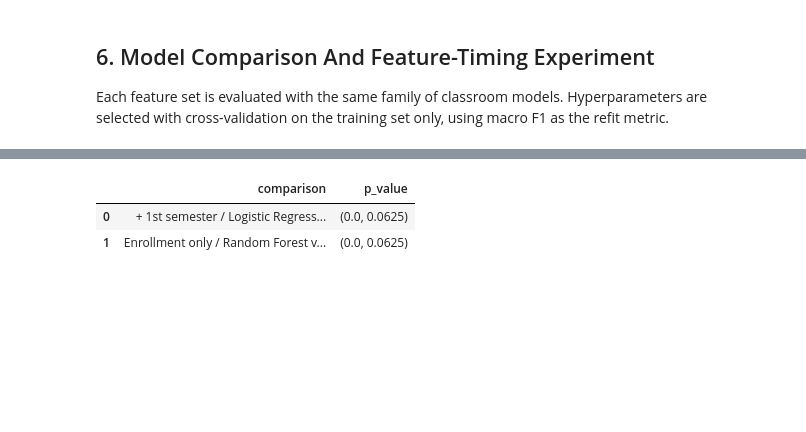
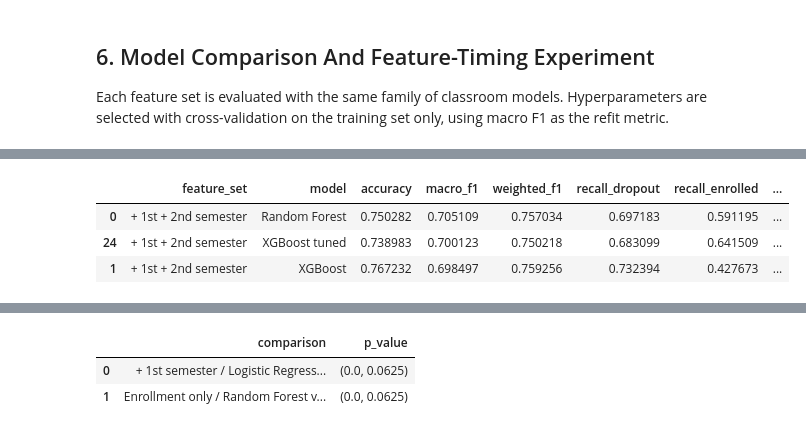
Before and after one commit to KenithW/Predict-Students-Dropout-and-Academic-Success, a Jupyter notebook: actg175_ml_coursework.ipynb, the cells around one changed output, grey strips where cells are left out. Drawn from its saved outputs; the diff is of its cells as text; code cells hidden in the pictures; blank space fills up the shorter version.

```diff
--- a/actg175_ml_coursework.ipynb
+++ b/actg175_ml_coursework.ipynb
@@ -50,13 +50,14 @@ from sklearn.metrics import (
     f1_score,
     precision_recall_fscore_support,
 )
-from sklearn.model_selection import GridSearchCV, StratifiedKFold, cross_validate, train_test_split
+from sklearn.model_selection import GridSearchCV, RandomizedSearchCV, StratifiedKFold, cross_validate, train_test_split
 from sklearn.neighbors import KNeighborsClassifier
 from sklearn.neural_network import MLPClassifier
 from sklearn.pipeline import Pipeline
 from sklearn.preprocessing import LabelEncoder, OneHotEncoder, StandardScaler
 from sklearn.svm import SVC
 from sklearn.tree import DecisionTreeClassifier
+from sklearn.utils.class_weight import compute_sample_weight
 
 from xgboost import XGBClassifier
 
@@ -89,6 +90,9 @@ class LabelEncodedXGBClassifier(BaseEstimator, ClassifierMixin):
         subsample=0.9,
         colsample_bytree=0.9,
         reg_lambda=1.0,
+        reg_alpha=0.0,
+        min_child_weight=1,
+        sample_weight_strategy=None,
         random_state=RANDOM_STATE,
         n_jobs=1,
     ):
@@ -98,6 +102,9 @@ class LabelEncodedXGBClassifier(BaseEstimator, ClassifierMixin):
         self.subsample = subsample
         self.colsample_bytree = colsample_bytree
         self.reg_lambda = reg_lambda
+        self.reg_alpha = reg_alpha
+        self.min_child_weight = min_child_weight
+        self.sample_weight_strategy = sample_weight_strategy
         self.random_state = random_state
         self.n_jobs = n_jobs
 
@@ -114,10 +121,15 @@ class LabelEncodedXGBClassifier(BaseEstimator, ClassifierMixin):
             subsample=self.subsample,
             colsample_bytree=self.colsample_bytree,
             reg_lambda=self.reg_lambda,
+            reg_alpha=self.reg_alpha,
+            min_child_weight=self.min_child_weight,
             random_state=self.random_state,
             n_jobs=self.n_jobs,
         )
-        self.model_.fit(X, y_encoded)
+        sample_weight = None
+        if self.sample_weight_strategy == "balanced":
+            sample_weight = compute_sample_weight(class_weight="balanced", y=y_encoded)
+        self.model_.fit(X, y_encoded, sample_weight=sample_weight)
         return self
 
     def predict(self, X):
@@ -517,0 +534,73 @@ test_results.head(21)
+# %%
+# Focused XGBoost tuning on the richest feature set, targeting macro F1 rather than accuracy.
+xgb_tuning_columns = feature_sets["+ 1st + 2nd semester"]
+X_train_xgb = X_train_all[xgb_tuning_columns]
+X_test_xgb = X_test_all[xgb_tuning_columns]
+
+xgb_tuning_pipe = Pipeline(steps=[
+    ("preprocess", make_preprocessor(xgb_tuning_columns)),
+    ("model", LabelEncodedXGBClassifier(random_state=RANDOM_STATE, n_jobs=1)),
+])
+
+xgb_tuning_params = {
+    "model__n_estimators": [150, 250, 350],
+    "model__max_depth": [2, 3, 4],
+    "model__learning_rate": [0.03, 0.05, 0.08],
+    "model__min_child_weight": [1, 3, 5],
+    "model__subsample": [0.8, 0.9, 1.0],
+    "model__colsample_bytree": [0.8, 0.9, 1.0],
+    "model__reg_lambda": [1.0, 3.0, 5.0],
+    "model__reg_alpha": [0.0, 0.1, 0.5],
+    "model__sample_weight_strategy": [None, "balanced"],
+}
+
+xgb_tuning_search = RandomizedSearchCV(
+    xgb_tuning_pipe,
+    xgb_tuning_params,
+    n_iter=12,
+    scoring=scoring,
+    refit="macro_f1",
+    cv=cv,
+    random_state=RANDOM_STATE,
+    n_jobs=1,
+    return_train_score=False,
+)
+xgb_tuning_search.fit(X_train_xgb, y_train)
+
+xgb_tuned_pipe = xgb_tuning_search.best_estimator_
+xgb_tuned_scores = cross_validate(xgb_tuned_pipe, X_train_xgb, y_train, cv=cv, scoring=scoring, n_jobs=1)
+y_pred_xgb_tuned = xgb_tuned_pipe.predict(X_test_xgb)
+xgb_tuned_test_scores = get_scores(y_test, y_pred_xgb_tuned)
+
+xgb_tuned_key = ("+ 1st + 2nd semester", "XGBoost tuned")
+fitted_models[xgb_tuned_key] = xgb_tuned_pipe
+cv_scores_by_experiment[xgb_tuned_key] = xgb_tuned_scores
+cv_rows.append({
+    "feature_set": "+ 1st + 2nd semester",
+    "model": "XGBoost tuned",
+    "accuracy_mean": xgb_tuned_scores["test_accuracy"].mean(),
+    "macro_f1_mean": xgb_tuned_scores["test_macro_f1"].mean(),
+    "macro_f1_std": xgb_tuned_scores["test_macro_f1"].std(),
+    "weighted_f1_mean": xgb_tuned_scores["test_weighted_f1"].mean(),
+})
+best_params_rows.append({
+    "feature_set": "+ 1st + 2nd semester",
+    "model": "XGBoost tuned",
+    "best_params": xgb_tuning_search.best_params_,
+})
+
+test_results = pd.concat([
+    test_results,
+    pd.DataFrame([{ "feature_set": "+ 1st + 2nd semester", "model": "XGBoost tuned", **xgb_tuned_test_scores }]),
+], ignore_index=True).sort_values("macro_f1", ascending=False)
+
+comparison_models = ["Random Forest", "XGBoost", "XGBoost tuned"]
+xgb_tuning_summary = test_results[
+    (test_results["feature_set"] == "+ 1st + 2nd semester")
+    & (test_results["model"].isin(comparison_models))
+].sort_values("macro_f1", ascending=False)
+
+print("Best tuned XGBoost parameters:")
+print(xgb_tuning_search.best_params_)
+xgb_tuning_summary
+# %% [output]
@@ -518,3 +609,7 @@ test_results.head(21)
+|  | feature_set | model | accuracy | macro_f1 | weighted_f1 | recall_dropout | recall_enrolled | ... |
+| 0 | + 1st + 2nd semester | Random Forest | 0.750282 | 0.705109 | 0.757034 | 0.697183 | 0.591195 | ... |
+| 24 | + 1st + 2nd semester | XGBoost tuned | 0.738983 | 0.700123 | 0.750218 | 0.683099 | 0.641509 | ... |
+| 1 | + 1st + 2nd semester | XGBoost | 0.767232 | 0.698497 | 0.759256 | 0.732394 | 0.427673 | ... |
 # %%
 # Best model per feature timing
 best_by_feature_set = (
```
Also changed, not shown: parts of 3 cells of this notebook, 1 other file.
